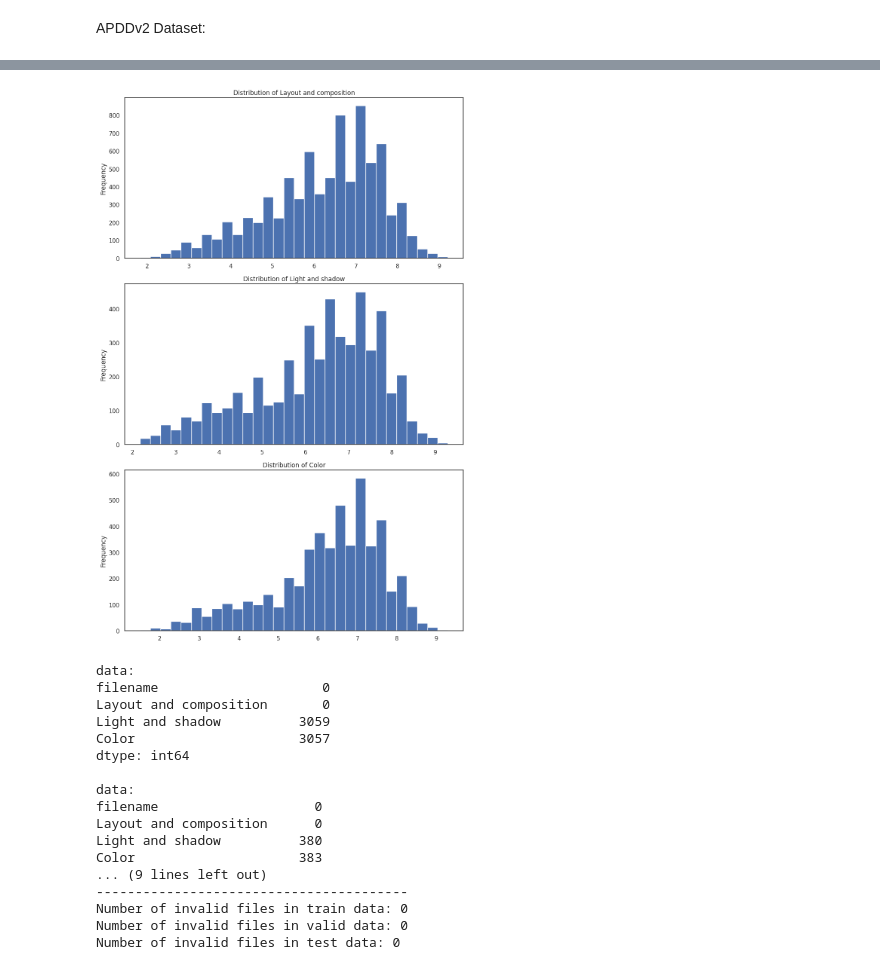
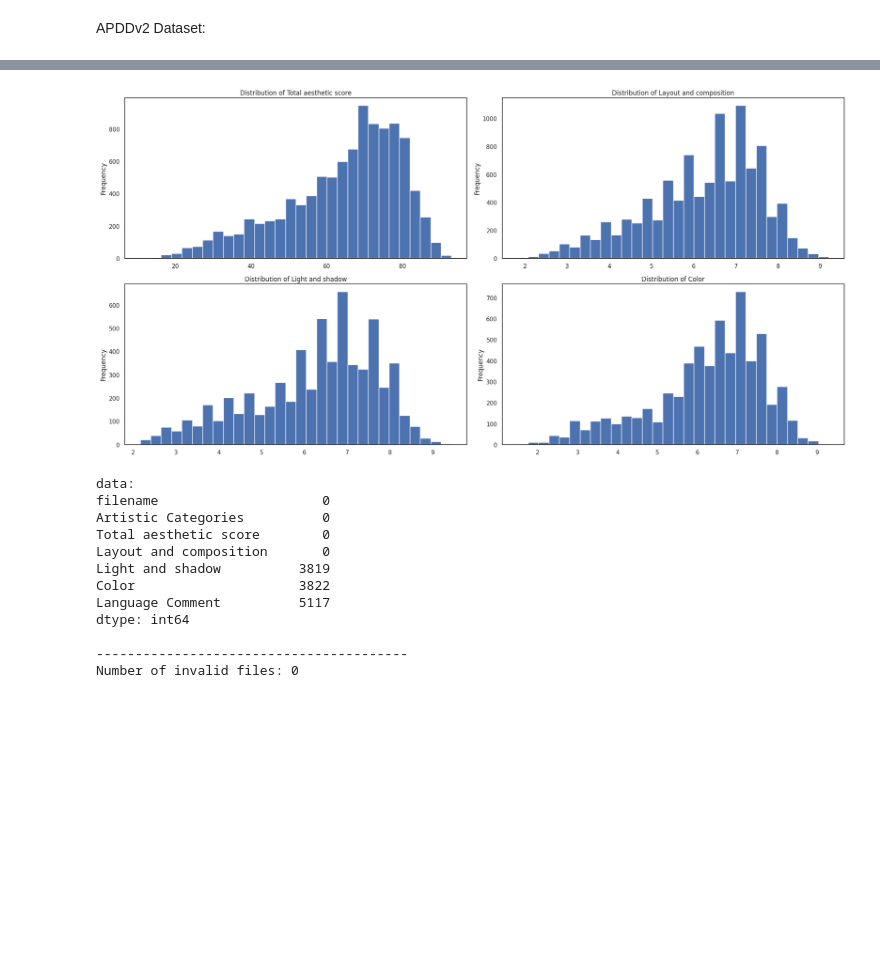
Before and after one commit to SamaMostafa03/Art-Critique-and-Creation-Tool, a Jupyter notebook: AI-Models/Critique-Models/scores_prediction.ipynb, the cells around one changed output, grey strips where cells are left out. Drawn from its saved outputs; the diff is of its cells as text; code cells hidden in the pictures; blank space fills up the shorter version.

Commit message:
updated scores prediction model
changed to pytorch

```diff
--- a/AI-Models/Critique-Models/scores_prediction.ipynb
+++ b/AI-Models/Critique-Models/scores_prediction.ipynb
@@ -147,0 +115,4 @@ train_data.head()
+# %%
+# Load APDDv2 data
+data = pd.read_csv('./apddv2_csvfiles/APDDv2-10023.csv', encoding='ISO-8859-1')
+data.head()
@@ -148,7 +126,5 @@ train_data.head()
 # %%
-columns_to_drop = train_data.columns[[1,2,3,4,6,7,10,11,12]]
-train_data = train_data.drop(columns=columns_to_drop)
-valid_data = valid_data.drop(columns=columns_to_drop)
-test_data = test_data.drop(columns=columns_to_drop)
-train_data.head()
+columns_to_drop = data.columns[[3,4,6,7,10,11,12]]
+data = data.drop(columns=columns_to_drop)
+data.head()
 # %% [output]
@@ -161,20 +137,18 @@ train_data.head()
 # %%
 #visualize the distribution of the scores
-score_columns = train_data.columns[1:]
-plt.figure(figsize=(10, 15))
+score_columns = data.columns[2:6]
+plt.figure(figsize=(20, 10))
 for i, col in enumerate(score_columns, 1):
-    plt.subplot(3, 1, i)
-    train_data[col].plot(kind='hist', bins=30)
+    plt.subplot(2, 2, i)
+    data[col].plot(kind='hist', bins=30)
     plt.title(f"Distribution of {col}")
 plt.tight_layout()
 plt.show()
 # %% [output]
-[figure, old version]
+[figure, new version]
 # %%
 # Check for missing values
-print(f"data:\n{train_data.isnull().sum()}\n")
-print(f"data:\n{valid_data.isnull().sum()}\n")
-print(f"data:\n{test_data.isnull().sum()}\n")
+print(f"data:\n{data.isnull().sum()}\n")
 print("-" * 40)
 
 # Identify invalid filenames
@@ -187,27 +161,18 @@ def find_invalid_filenames(dataframe, base_dir):
             invalid_files.append(filename)
     return invalid_files
 
-invalid_filenames_train = find_invalid_filenames(train_data, dataset_path)
-print(f"Number of invalid files in train data: {len(invalid_filenames_train)}")
-invalid_filenames_valid = find_invalid_filenames(valid_data, dataset_path)
-print(f"Number of invalid files in valid data: {len(invalid_filenames_valid)}")
-invalid_filenames_test = find_invalid_filenames(test_data, dataset_path)
-print(f"Number of invalid files in test data: {len(invalid_filenames_test)}")
+invalid_filenames = find_invalid_filenames(data, dataset_path)
+print(f"Number of invalid files: {len(invalid_filenames)}")
 # %% [output]
 data:
 filename                     0
+Artistic Categories          0
+Total aesthetic score        0
 Layout and composition       0
-Light and shadow          3059
-Color                     3057
+Light and shadow          3819
+Color                     3822
+Language Comment          5117
 dtype: int64
 
-data:
-filename                    0
-Layout and composition      0
-Light and shadow          380
-Color                     383
-... (9 lines left out)
 ----------------------------------------
-Number of invalid files in train data: 0
-Number of invalid files in valid data: 0
-Number of invalid files in test data: 0
+Number of invalid files: 0
```
Also changed, not shown: parts of 19 cells of this notebook.
